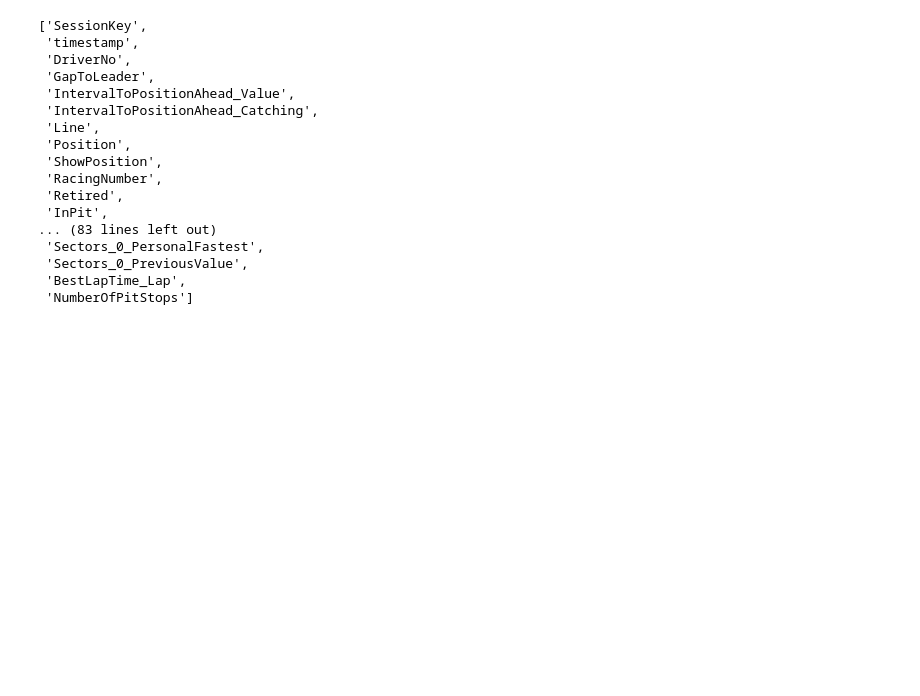
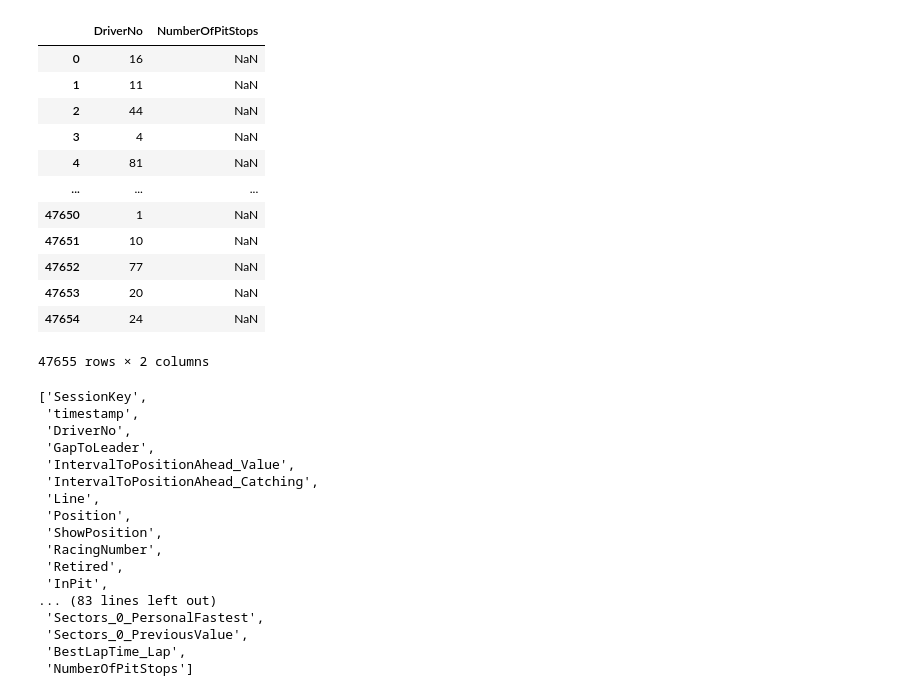
Before and after one commit to GoktugOcal/LiveF1, a Jupyter notebook: test_timing.ipynb, the cells around one changed output. Drawn from its saved outputs; the diff is of its cells as text; code cells hidden in the pictures; blank space fills up the shorter version.

```diff
--- a/test_timing.ipynb
+++ b/test_timing.ipynb
@@ -41,5 +61,21 @@ Topic : TimingData
 | 47653 | 9574 | 02:17:07.716 | 20 | NaN | NaN | True | NaN | ... |
 | 47654 | 9574 | 02:17:07.716 | 24 | 39L | 39L | NaN | NaN | ... |
 47655 rows × 99 columns
+# %%
+df_exp[["DriverNo","NumberOfPitStops"]]
+# %% [output]
+|  | DriverNo | NumberOfPitStops |
+| 0 | 16 | NaN |
+| 1 | 11 | NaN |
+| 2 | 44 | NaN |
+| 3 | 4 | NaN |
+| 4 | 81 | NaN |
+| ... | ... | ... |
+| 47650 | 1 | NaN |
+| 47651 | 10 | NaN |
+| 47652 | 77 | NaN |
+| 47653 | 20 | NaN |
+| 47654 | 24 | NaN |
+47655 rows × 2 columns
 # %%
 df_11 = df_exp[df_exp["DriverNo"] == "11"]
```
Also changed, not shown: parts of 15 cells of this notebook, 1 other file.
